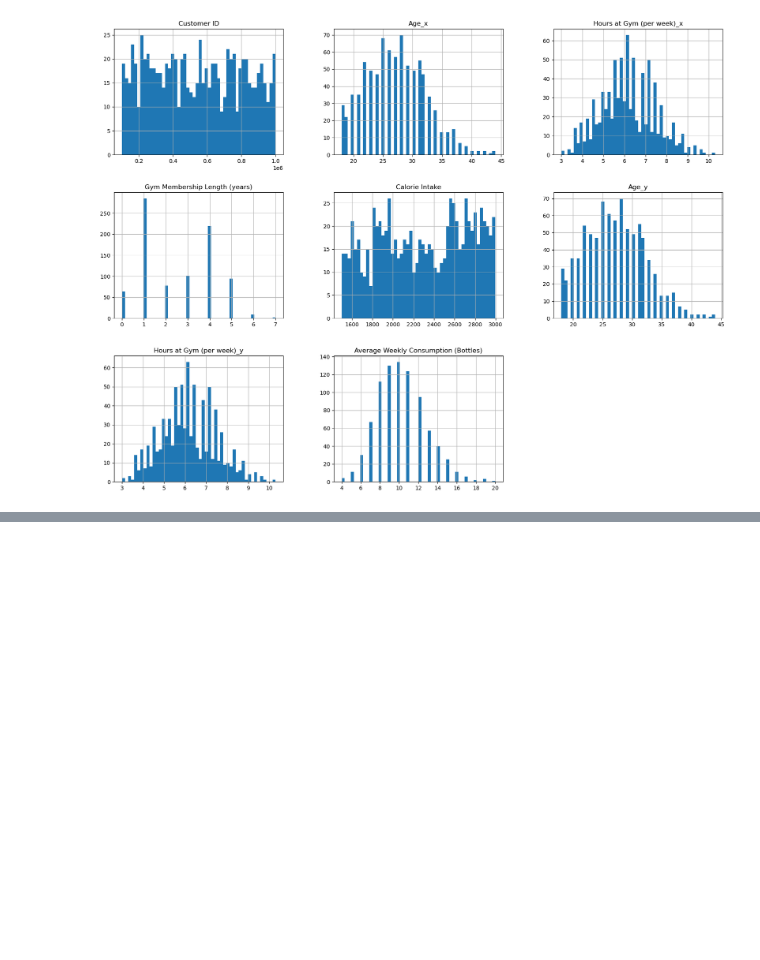
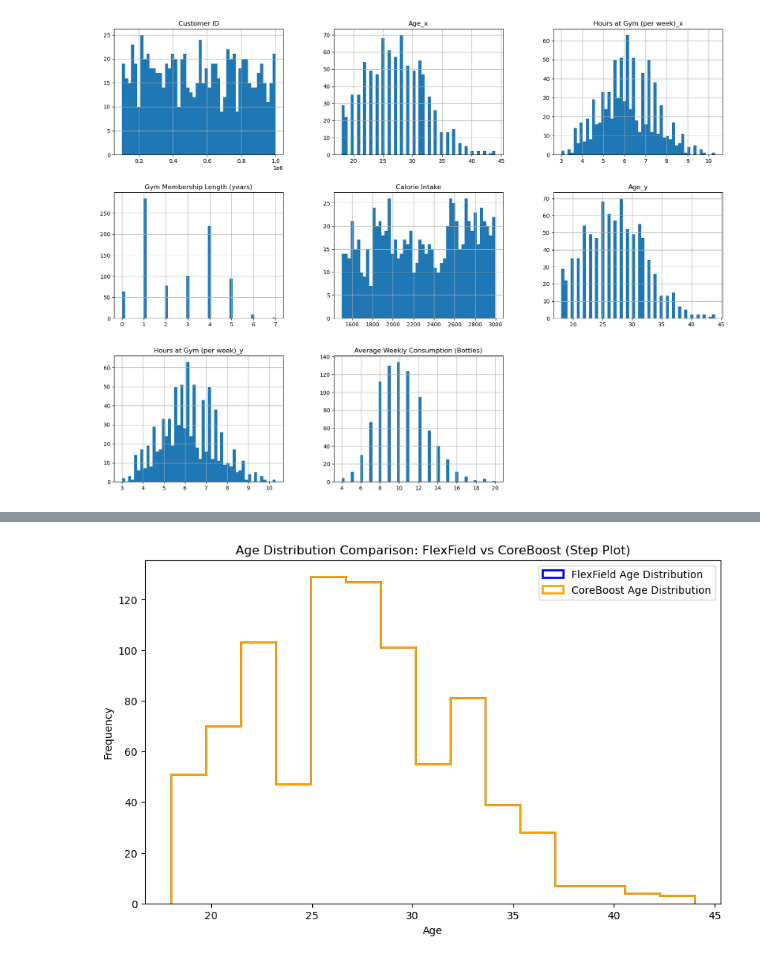
Before and after one commit to svnxxa/BOLT-First-Byte-Datathon, a Jupyter notebook: coreboost_compare.ipynb, the cells around one changed output, grey strips where cells are left out. Cells and saved outputs as stored; diff of their text form; code cells hidden in the pictures; blank space fills up the shorter version.

```diff
--- a/coreboost_compare.ipynb
+++ b/coreboost_compare.ipynb
@@ -72,0 +70,19 @@ ValueError: Could not interpret input 'Fitness Goal'
+# %%
+import matplotlib.pyplot as plt
+
+plt.figure(figsize=(10, 6))
+
+# FlexField age distribution (blue outline)
+plt.hist(merged_data['Age_x'].dropna(), bins=15, color='blue', histtype='step', linewidth=2, label='FlexField Age Distribution')
+
+# CoreBoost age distribution (orange outline)
+plt.hist(merged_data['Age_y'].dropna(), bins=15, color='orange', histtype='step', linewidth=2, label='CoreBoost Age Distribution')
+
+# Adding title and labels
+plt.title('Age Distribution Comparison: FlexField vs CoreBoost (Step Plot)')
+plt.xlabel('Age')
+plt.ylabel('Frequency')
+plt.legend()
+plt.show()
+# %% [output]
+[figure, added]
```
Also changed, not shown: parts of 11 cells of this notebook.
